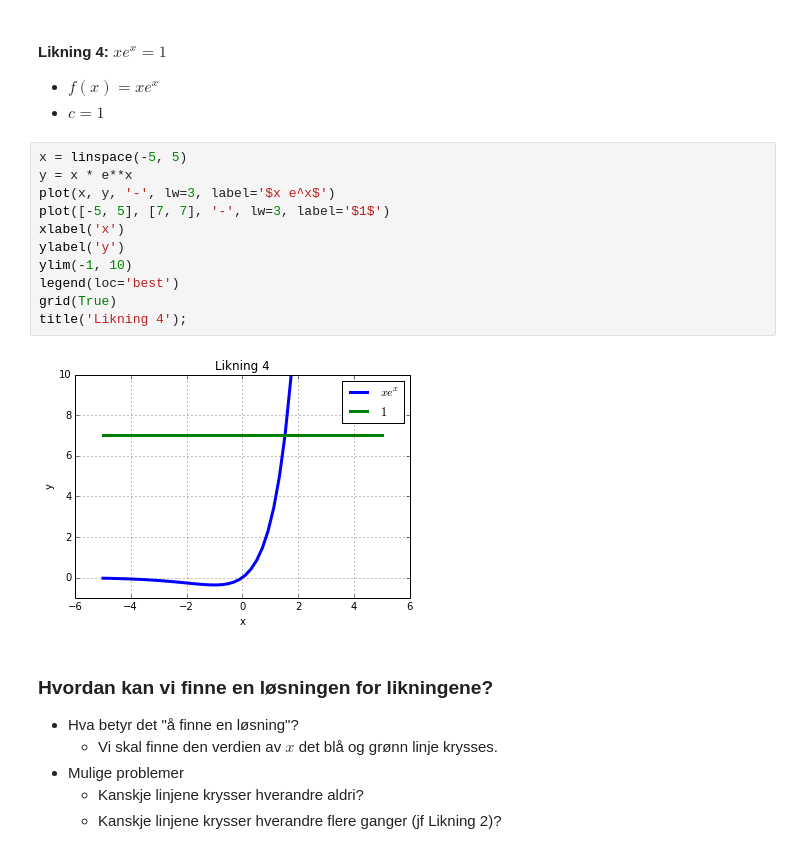
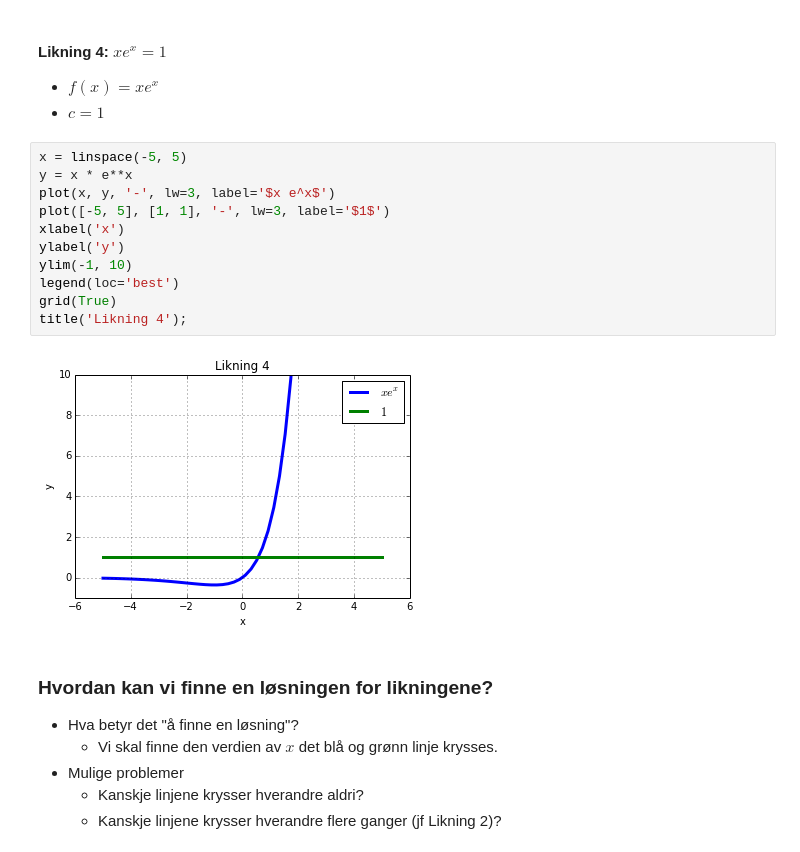
Before and after one commit to Ranmar/UMB_INF100_H13, a Jupyter notebook: Forelesninger/INF100_H13_F07.ipynb, the cells around one changed output. Drawn from its saved outputs; the diff is of its cells as text.

```diff
--- a/Forelesninger/INF100_H13_F07.ipynb
+++ b/Forelesninger/INF100_H13_F07.ipynb
@@ -457,16 +457,16 @@ title('Likning 3');
 # %%
 x = linspace(-5, 5)
 y = x * e**x
 plot(x, y, '-', lw=3, label='$x e^x$')
-plot([-5, 5], [7, 7], '-', lw=3, label='$1$')
+plot([-5, 5], [1, 1], '-', lw=3, label='$1$')
 xlabel('x')
 ylabel('y')
 ylim(-1, 10)
 legend(loc='best')
 grid(True)
 title('Likning 4');
 # %% [output]
-[figure, old version]
+[figure, new version]
 # %% [markdown]
 ### Hvordan kan vi finne en løsningen for likningene?
 
```
Also changed, not shown: parts of 5 cells of this notebook.
